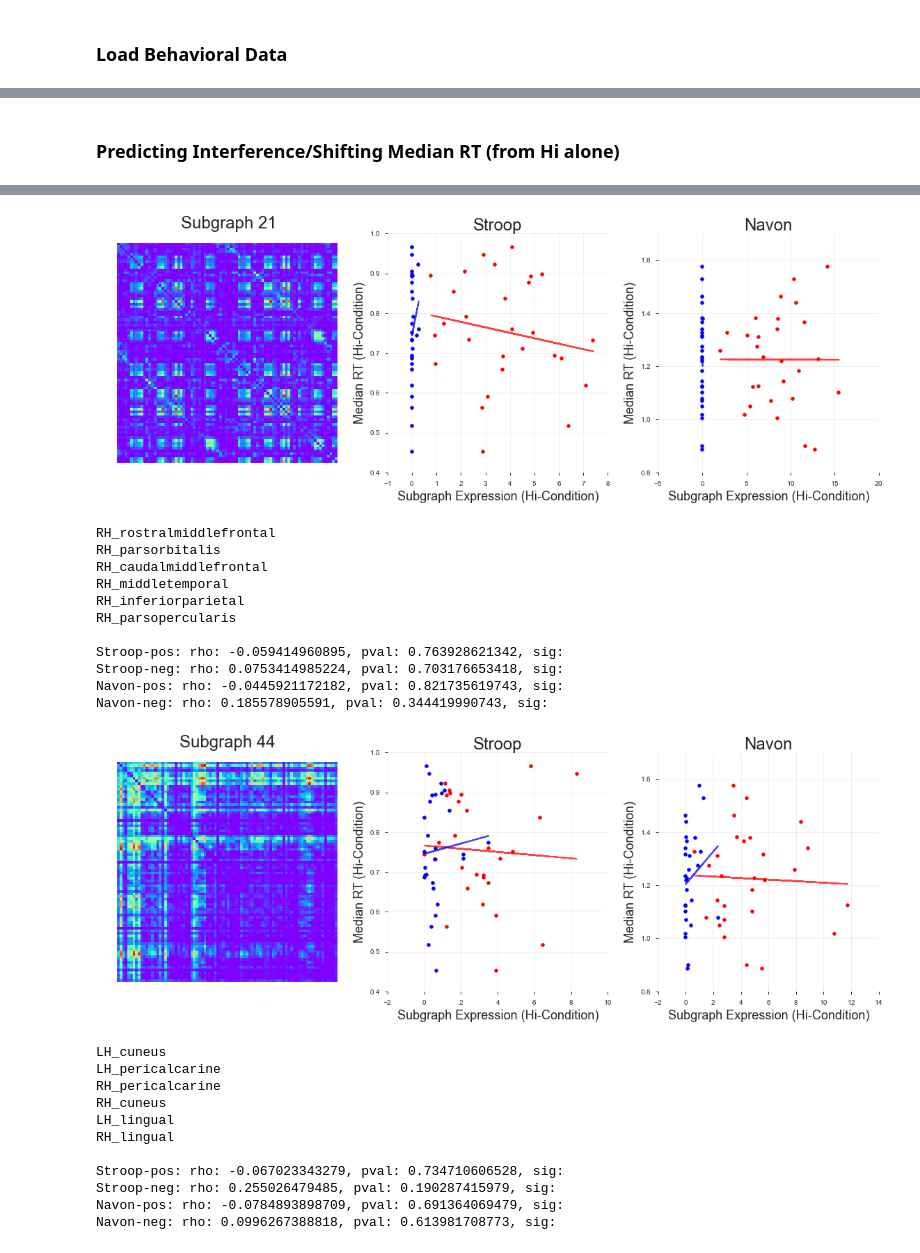
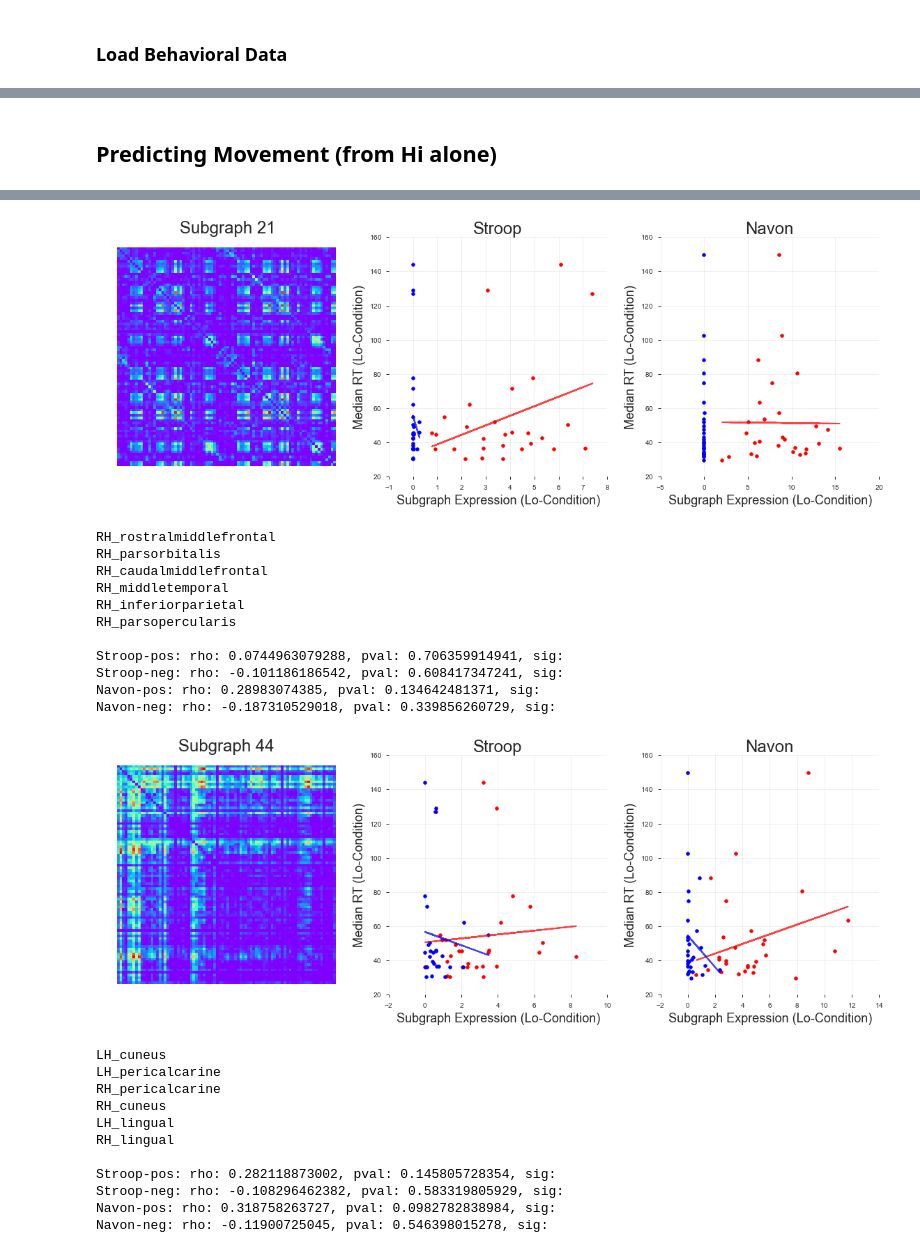
Before and after one commit to akhambhati/rs-2017-NetStim, a Jupyter notebook: Analysis_Notebooks/e04-Subgraph_Cognitive_Control-Dynamics.ipynb, the cells around one changed output, grey strips where cells are left out. Saved outputs shown, nothing was run; the diff lists cells and outputs as text; code cells hidden in the pictures.

```diff
--- a/Analysis_Notebooks/e04-Subgraph_Cognitive_Control-Dynamics.ipynb
+++ b/Analysis_Notebooks/e04-Subgraph_Cognitive_Control-Dynamics.ipynb
@@ -82,6 +82,8 @@ ax = plt.subplot(111)
 ax.plot(low_ix, real_subg_skew[real_ix][low_ix], color='b')
 ax.plot(mid_ix, real_subg_skew[real_ix][mid_ix], color='r')
 ax.plot(high_ix, real_subg_skew[real_ix][high_ix], color='b')
+ax.set_xlabel('Ordered Subgraphs')
+ax.set_ylabel('Connectivity Skew')
 ax.set_xlim([0, n_fac])
 # %% [output]
 (0, 54)
@@ -337,3 +341,9 @@ navon_beh = df_beh['NavonCorrectOnly']
 
 bad_subj_ix = [1, 6]
 good_subj_ix = np.setdiff1d(np.arange(stroop_beh.shape[0]), bad_subj_ix)
+
+print('Stroop Labels: {}'.format(stroop_lbl))
+print('Navon Labels: {}'.format(navon_lbl))
+
+stroop_move = io.loadmat('{}/StroopMove.mat'.format(path_CoreData))['move'][:, 0]
+navon_move = io.loadmat('{}/NavonMove.mat'.format(path_CoreData))['move'][:, 0]
@@ -341,0 +790,3 @@ good_subj_ix = np.setdiff1d(np.arange(stroop_beh.shape[0]), bad_subj_ix)
+# %%
+stroop_move = io.loadmat('{}/StroopMove.mat'.format(path_CoreData))['move'][:, 0]
+navon_move = io.loadmat('{}/NavonMove.mat'.format(path_CoreData))['move'][:, 0]
@@ -348,8 +801,8 @@ cfg_key = df_cfg['cfg_key']
 key_lbl = np.unique(cfg_key)
 key_grp = [['adj_lo_pos_Stroop', 'adj_lo_neg_Stroop'],
            ['adj_lo_pos_Navon', 'adj_lo_neg_Navon']]
-beh_grp = [stroop_beh[good_subj_ix, 8],
-           navon_beh[good_subj_ix, 8]]
+beh_grp = [stroop_move,
+           navon_move]
 clrs = ['r', 'b']
 
 
@@ -477,5 +930,5 @@ Navon-neg: rho: -0.0654133389471, pval: 0.740864865091, sig:
 # %% [markdown]
-### Predicting Interference/Shifting Median RT (from Hi alone)
+## Predicting Movement (from Hi alone)
 # %%
 %matplotlib inline
 
@@ -485,8 +938,8 @@ cfg_key = df_cfg['cfg_key']
 key_lbl = np.unique(cfg_key)
 key_grp = [['adj_hi_pos_Stroop', 'adj_hi_neg_Stroop'],
            ['adj_hi_pos_Navon', 'adj_hi_neg_Navon']]
-beh_grp = [stroop_beh[good_subj_ix, 6],
-           navon_beh[good_subj_ix, 6]]
+beh_grp = [stroop_move,
+           navon_move]
 clrs = ['r', 'b']
 
 
@@ -529,14 +982,14 @@ for fac_ii in sel_fac_ix:
             else:
                 sig = ' '
             print('{}-{}: rho: {}, pval: {}, sig: {}'.format(key.split('_')[-1],
-                                                             key.split('_')[-2],
-                                                             rho, pval, sig))
+                                                  key.split('_')[-2],
+                                                  rho, pval, sig))
 
         ax.set_title('{}'.format(grp[0].split('_')[-1]))
         ax.yaxis.set_ticks_position('left')
         ax.xaxis.set_ticks_position('bottom')
-        ax.set_xlabel('Subgraph Expression (Hi-Condition)')
-        ax.set_ylabel('Median RT (Hi-Condition)')
+        ax.set_xlabel('Subgraph Expression (Lo-Condition)')
+        ax.set_ylabel('Median RT (Lo-Condition)')
     plt.show()
 # %% [output]
 LH_cuneus
@@ -589,16 +1042,16 @@ Navon-neg: rho: -0.0339388607293, pval: 0.863870844983, sig:
-[figure, old version]
+[figure, new version]
 RH_rostralmiddlefrontal
 RH_parsorbitalis
 RH_caudalmiddlefrontal
 RH_middletemporal
 RH_inferiorparietal
 RH_parsopercularis
 
-Stroop-pos: rho: -0.059414960895, pval: 0.763928621342, sig:
-Stroop-neg: rho: 0.0753414985224, pval: 0.703176653418, sig:
-Navon-pos: rho: -0.0445921172182, pval: 0.821735619743, sig:
-Navon-neg: rho: 0.185578905591, pval: 0.344419990743, sig:
+Stroop-pos: rho: 0.0744963079288, pval: 0.706359914941, sig:
+Stroop-neg: rho: -0.101186186542, pval: 0.608417347241, sig:
+Navon-pos: rho: 0.28983074385, pval: 0.134642481371, sig:
+Navon-neg: rho: -0.187310529018, pval: 0.339856260729, sig:
-[figure, old version]
+[figure, new version]
 LH_cuneus
 LH_pericalcarine
 RH_pericalcarine
@@ -606,7 +1059,7 @@ RH_cuneus
 LH_lingual
 RH_lingual
 
-Stroop-pos: rho: -0.067023343279, pval: 0.734710606528, sig:
-Stroop-neg: rho: 0.255026479485, pval: 0.190287415979, sig:
-Navon-pos: rho: -0.0784893898709, pval: 0.691364069479, sig:
-Navon-neg: rho: 0.0996267388818, pval: 0.613981708773, sig:
+Stroop-pos: rho: 0.282118873002, pval: 0.145805728354, sig:
+Stroop-neg: rho: -0.108296462382, pval: 0.583319805929, sig:
+Navon-pos: rho: 0.318758263727, pval: 0.0982782838984, sig:
+Navon-neg: rho: -0.11900725045, pval: 0.546398015278, sig:
```
Also changed, not shown: parts of 18 cells of this notebook.
